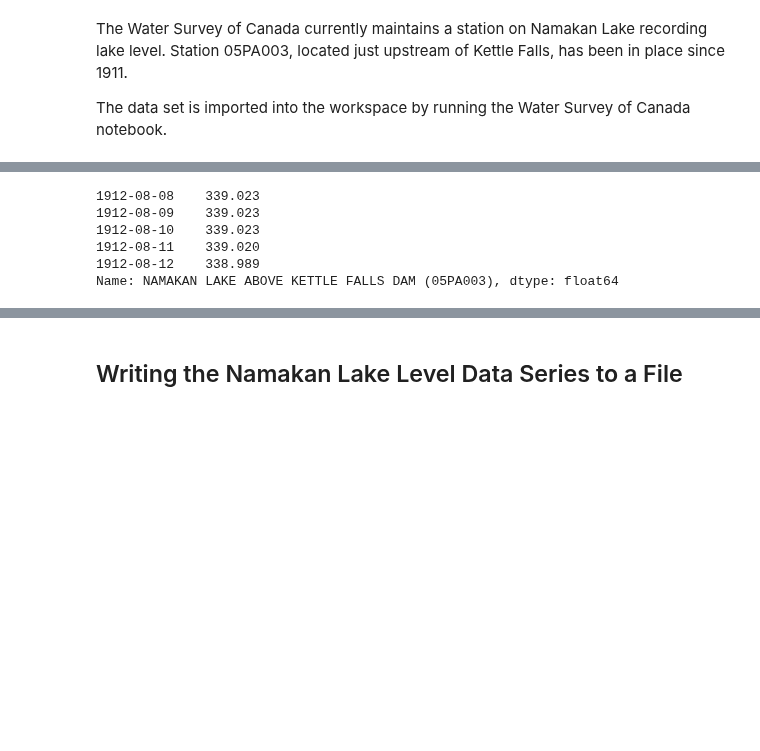
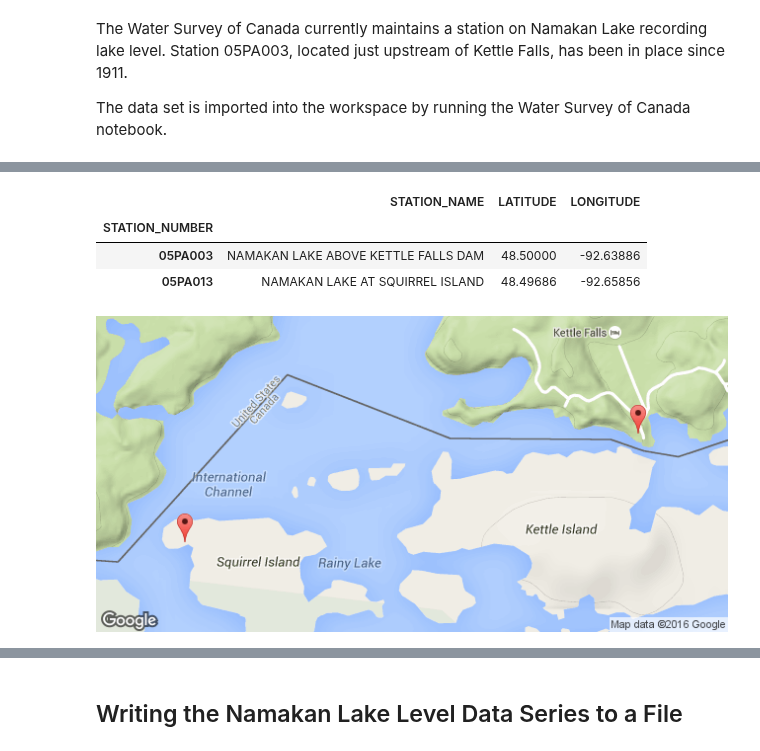
Before and after one commit to kmcgarry7/Rainy-Lake-Hydrology, a Jupyter notebook: notebooks/Namakan_Lake_Water_Levels.ipynb, the cells around one changed output, grey strips where cells are left out. Saved outputs shown, nothing was run; the diff lists cells and outputs as text; code cells hidden in the pictures; blank space fills up the shorter version.

Commit message:
update mapping function, add Namakan lake reconciliation

```diff
--- a/notebooks/Namakan_Lake_Water_Levels.ipynb
+++ b/notebooks/Namakan_Lake_Water_Levels.ipynb
@@ -20,6 +20,7 @@ import matplotlib.pyplot as plt
 import pandas as pd
 import os
 import datetime
+import requests
 
 # Modules to display images and data tables
 from IPython.display import Image
@@ -51,6 +52,7 @@ def getLevelsWSC(s):
     return ts[j:k]
 
 def mapWSC(stationList):
+    # returns a .png map image
     S = STATIONS.ix[stationList,['STATION_NAME','LATITUDE','LONGITUDE']]
     locs = ["{0},{1}".format(S.ix[s,'LATITUDE'], S.ix[s,'LONGITUDE']) \
              for s in S.index]
@@ -59,9 +61,9 @@ def mapWSC(stationList):
         "size=640x320" + \
         "&maptype=terrain" + \
         "&markers=color:red%7Csize:mid%7C" + "|".join(locs)
-    img = Image(url = google_maps_url)
-    display(img)
-    return S
+    img = Image(requests.get(google_maps_url).content)
+    display(S)
+    return img
 # %%
-mapWSC(['05PA003']);
+mapWSC(['05PA003','05PA013'])
 # %% [output]
@@ -69,10 +70,5 @@ mapWSC(['05PA003']);
+|  | STATION_NAME | LATITUDE | LONGITUDE |
+| STATION_NUMBER |  |  |  |
+| 05PA003 | NAMAKAN LAKE ABOVE KETTLE FALLS DAM | 48.50000 | -92.63886 |
+| 05PA013 | NAMAKAN LAKE AT SQUIRREL ISLAND | 48.49686 | -92.65856 |
+[figure, added]
-# %%
-NL = getLevelsWSC('05PA003')
-NL.head()
-# %% [output]
-1912-08-08    339.023
-1912-08-09    339.023
-1912-08-10    339.023
-1912-08-11    339.020
-1912-08-12    338.989
-Name: NAMAKAN LAKE ABOVE KETTLE FALLS DAM (05PA003), dtype: float64
```
Also changed, not shown: parts of 5 cells of this notebook, 12 other files.
